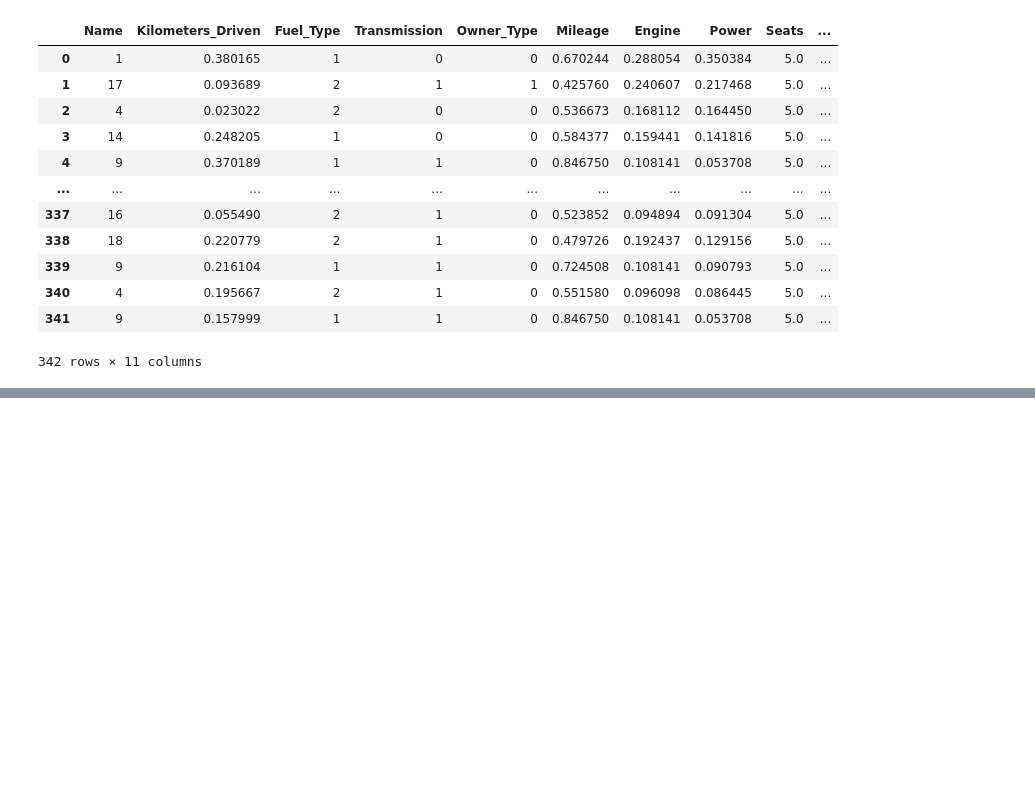
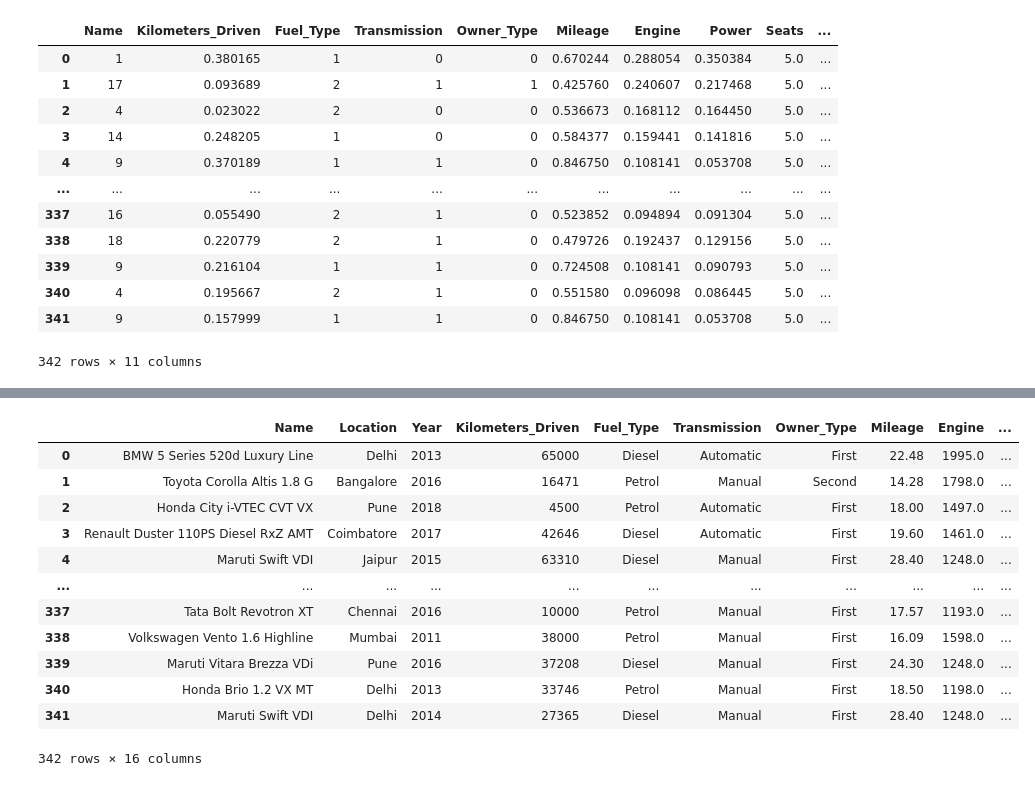
Before and after one commit to Innomer/CarDetective, a Jupyter notebook: trial.ipynb, the cells around one changed output, grey strips where cells are left out. Saved outputs shown, nothing was run; the diff lists cells and outputs as text; code cells hidden in the pictures; blank space fills up the shorter version.

```diff
--- a/trail.ipynb
+++ b/trial.ipynb
@@ -125,0 +302,16 @@ testdf
+# %%
+testdf
+# %% [output]
+|  | Name | Location | Year | Kilometers_Driven | Fuel_Type | Transmission | Owner_Type | Mileage | Engine | ... |
+| 0 | BMW 5 Series 520d Luxury Line | Delhi | 2013 | 65000 | Diesel | Automatic | First | 22.48 | 1995.0 | ... |
+| 1 | Toyota Corolla Altis 1.8 G | Bangalore | 2016 | 16471 | Petrol | Manual | Second | 14.28 | 1798.0 | ... |
+| 2 | Honda City i-VTEC CVT VX | Pune | 2018 | 4500 | Petrol | Automatic | First | 18.00 | 1497.0 | ... |
+| 3 | Renault Duster 110PS Diesel RxZ AMT | Coimbatore | 2017 | 42646 | Diesel | Automatic | First | 19.60 | 1461.0 | ... |
+| 4 | Maruti Swift VDI | Jaipur | 2015 | 63310 | Diesel | Manual | First | 28.40 | 1248.0 | ... |
+| ... | ... | ... | ... | ... | ... | ... | ... | ... | ... | ... |
+| 337 | Tata Bolt Revotron XT | Chennai | 2016 | 10000 | Petrol | Manual | First | 17.57 | 1193.0 | ... |
+| 338 | Volkswagen Vento 1.6 Highline | Mumbai | 2011 | 38000 | Petrol | Manual | First | 16.09 | 1598.0 | ... |
+| 339 | Maruti Vitara Brezza VDi | Pune | 2016 | 37208 | Diesel | Manual | First | 24.30 | 1248.0 | ... |
+| 340 | Honda Brio 1.2 VX MT | Delhi | 2013 | 33746 | Petrol | Manual | First | 18.50 | 1198.0 | ... |
+| 341 | Maruti Swift VDI | Delhi | 2014 | 27365 | Diesel | Manual | First | 28.40 | 1248.0 | ... |
+342 rows × 16 columns
```
Also changed, not shown: parts of 1 cell of this notebook, 3 other files.
